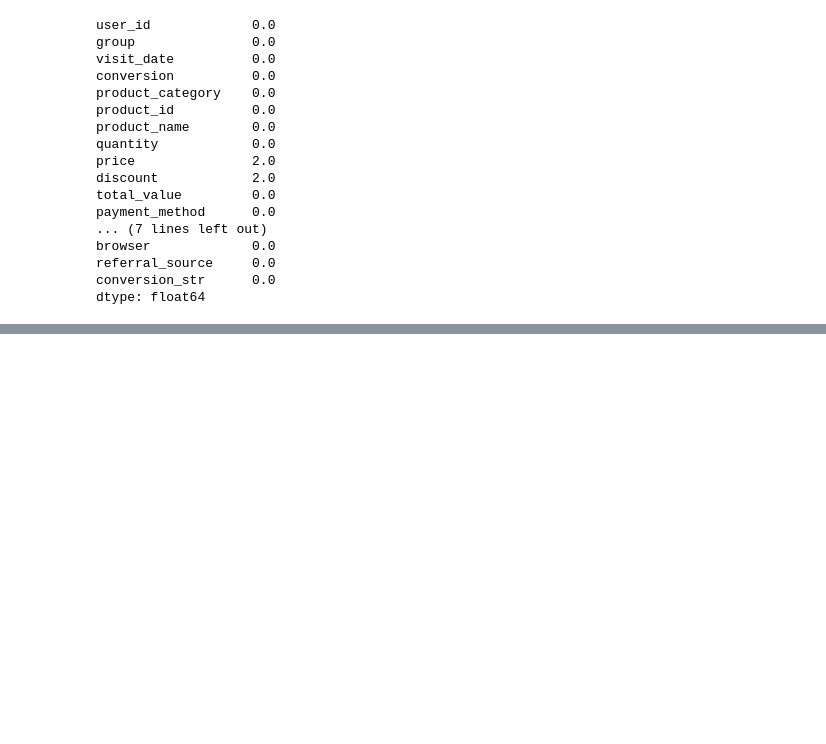
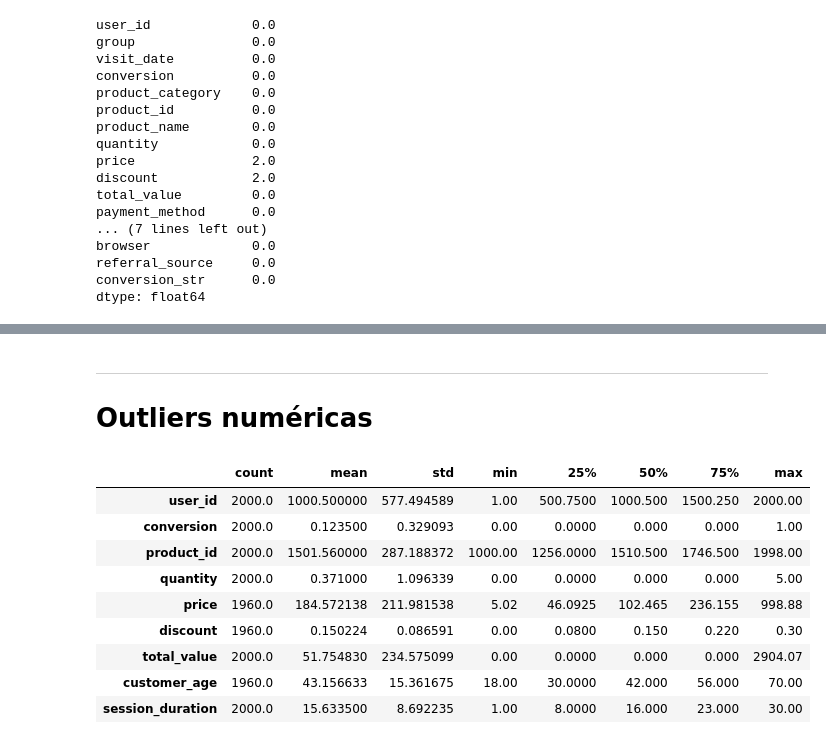
Before and after one commit to IGA-0658/amazon_abtesting, a Jupyter notebook: notebooks/03.nulos.ipynb, the cells around one changed output, grey strips where cells are left out. Saved outputs shown, nothing was run; the diff lists cells and outputs as text; code cells hidden in the pictures; blank space fills up the shorter version.

```diff
--- a/notebooks/03.nulos.ipynb
+++ b/notebooks/03.nulos.ipynb
@@ -248,0 +245,16 @@ df.sample(20)
+# %% [markdown]
+---
+# Outliers numéricas
+# %%
+df.describe().T
+# %% [output]
+|  | count | mean | std | min | 25% | 50% | 75% | max |
+| user_id | 2000.0 | 1000.500000 | 577.494589 | 1.00 | 500.7500 | 1000.500 | 1500.250 | 2000.00 |
+| conversion | 2000.0 | 0.123500 | 0.329093 | 0.00 | 0.0000 | 0.000 | 0.000 | 1.00 |
+| product_id | 2000.0 | 1501.560000 | 287.188372 | 1000.00 | 1256.0000 | 1510.500 | 1746.500 | 1998.00 |
+| quantity | 2000.0 | 0.371000 | 1.096339 | 0.00 | 0.0000 | 0.000 | 0.000 | 5.00 |
+| price | 1960.0 | 184.572138 | 211.981538 | 5.02 | 46.0925 | 102.465 | 236.155 | 998.88 |
+| discount | 1960.0 | 0.150224 | 0.086591 | 0.00 | 0.0800 | 0.150 | 0.220 | 0.30 |
+| total_value | 2000.0 | 51.754830 | 234.575099 | 0.00 | 0.0000 | 0.000 | 0.000 | 2904.07 |
+| customer_age | 1960.0 | 43.156633 | 15.361675 | 18.00 | 30.0000 | 42.000 | 56.000 | 70.00 |
+| session_duration | 2000.0 | 15.633500 | 8.692235 | 1.00 | 8.0000 | 16.000 | 23.000 | 30.00 |
```
Also changed, not shown: parts of 13 cells of this notebook, 1 other file.
